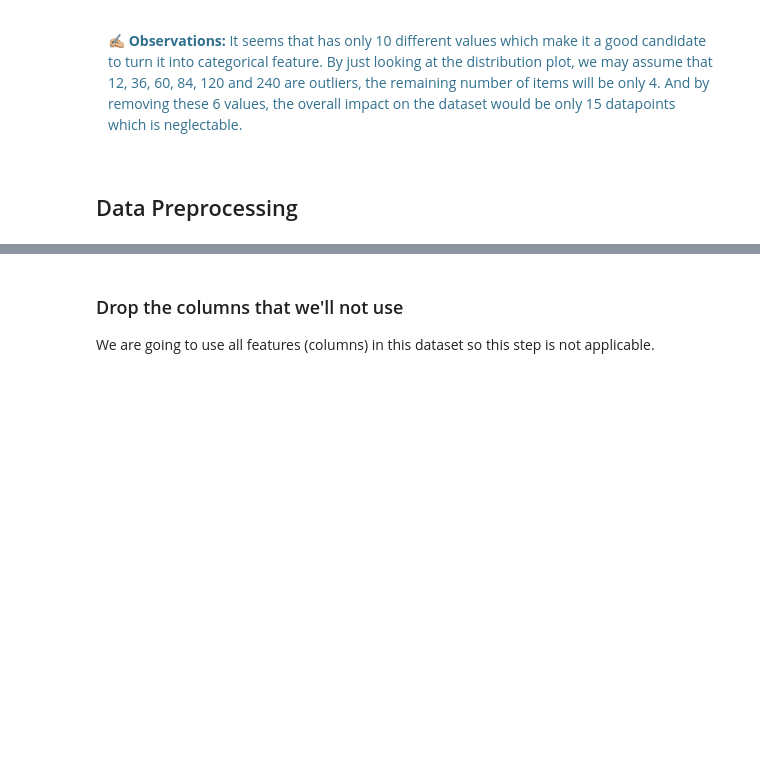
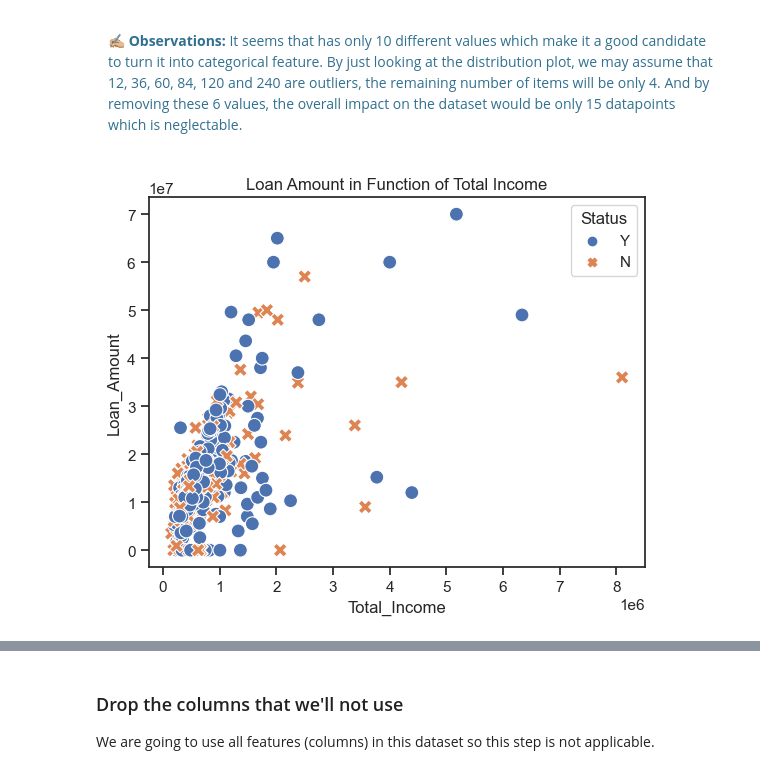
Before and after one commit to muscak/Loan-Prediction, a Jupyter notebook: Loan_Prediction.ipynb, the cells around one changed output, grey strips where cells are left out. Drawn from its saved outputs; the diff is of its cells as text; code cells hidden in the pictures; blank space fills up the shorter version.

```diff
--- a/Loan_Prediction.ipynb
+++ b/Loan_Prediction.ipynb
@@ -264,5 +276,11 @@ Name: Term, dtype: int64
 <div class='alert alert-info' style='border-radius:10px;background-color:white;'>
     ✍🏼 <b>Observations:</b> It seems that has only 10 different values which make it a good candidate to turn it into categorical feature. By just looking at the distribution plot, we may assume that 12, 36, 60, 84, 120 and 240 are outliers, the remaining number of items will be only 4. And by removing these 6 values, the overall impact on the dataset would be only 15 datapoints which is neglectable.
 </div>
-# %% [markdown]
-## Data Preprocessing
+# %%
+df['Total_Income'] = df['Applicant_Income'] + df['Coapplicant_Income']
+# %%
+sb.scatterplot(data=df, x='Total_Income', y='Loan_Amount', hue='Status', style='Status', s=100)
+plt.title('Loan Amount in Function of Total Income')
+plt.show()
+# %% [output]
+[figure, added]
```
Also changed, not shown: parts of 13 cells of this notebook.
